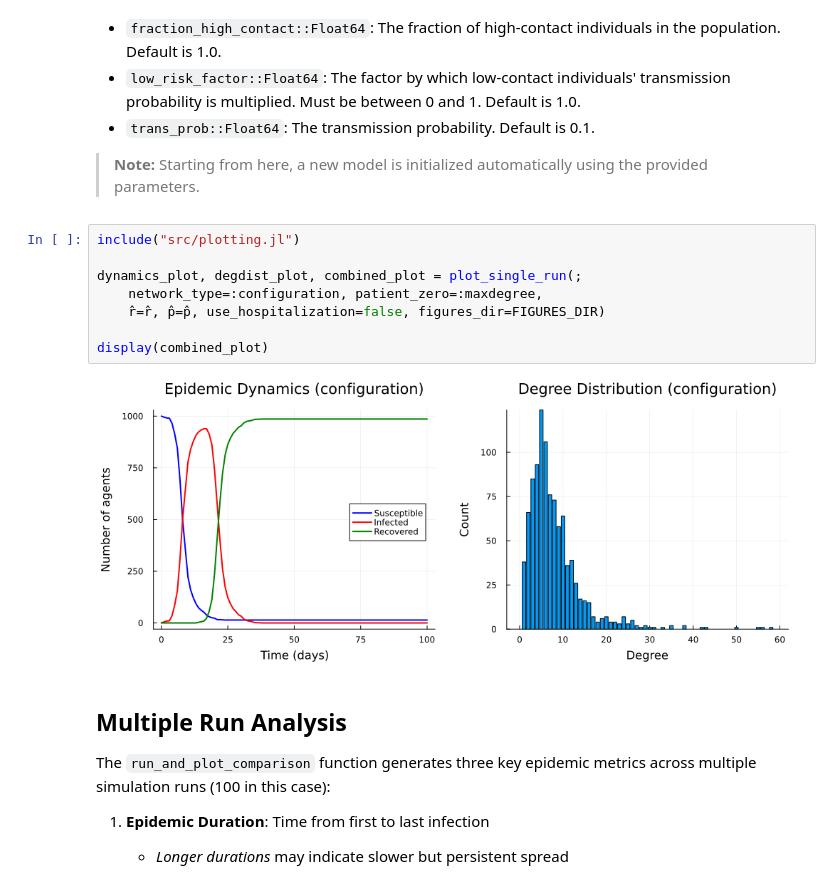
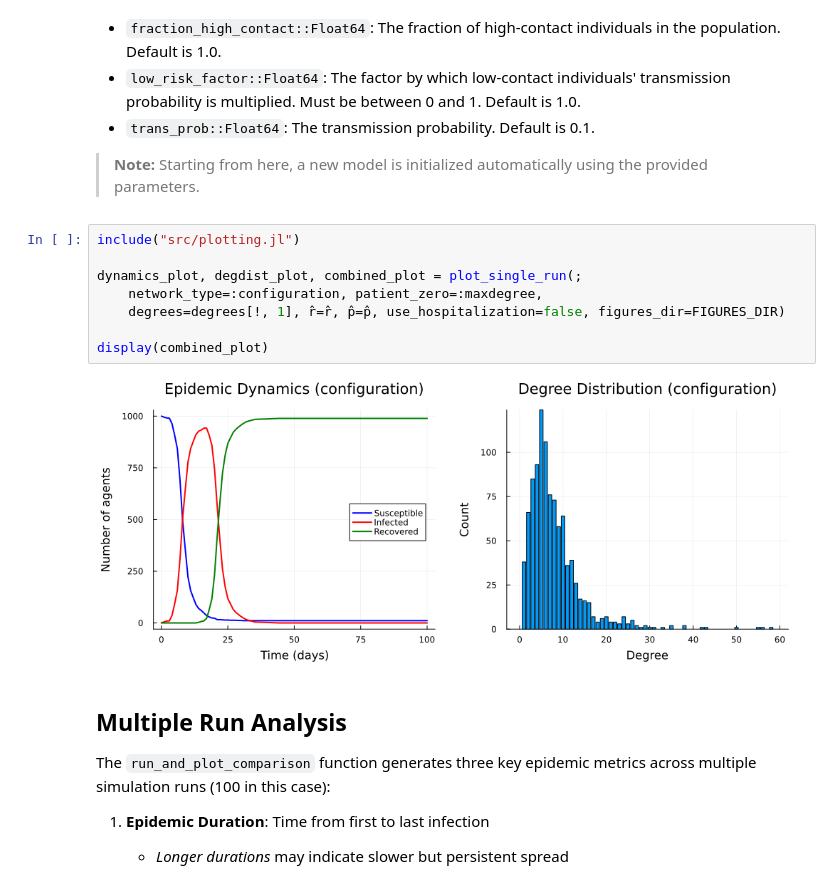
Before and after one commit to lstell21/espidam-tutorial-2026, a Jupyter notebook: Part2.ipynb, the cells around one changed output. Saved outputs shown, nothing was run; the diff lists cells and outputs as text.

```diff
--- a/Part2.ipynb
+++ b/Part2.ipynb
@@ -515,13 +515,13 @@ This function (as well as the ones being used later) can also take several addit
 # %%
 include("src/plotting.jl")
 
 dynamics_plot, degdist_plot, combined_plot = plot_single_run(;
     network_type=:configuration, patient_zero=:maxdegree,
-    r̂=r̂, p̂=p̂, use_hospitalization=false, figures_dir=FIGURES_DIR)
+    degrees=degrees[!, 1], r̂=r̂, p̂=p̂, use_hospitalization=false, figures_dir=FIGURES_DIR)
 
 display(combined_plot)
 # %% [output]
-[figure, old version]
+[figure, new version]
 # %% [markdown]
 ## Multiple Run Analysis
 
```
Also changed, not shown: parts of 5 cells of this notebook, 7 other files.
